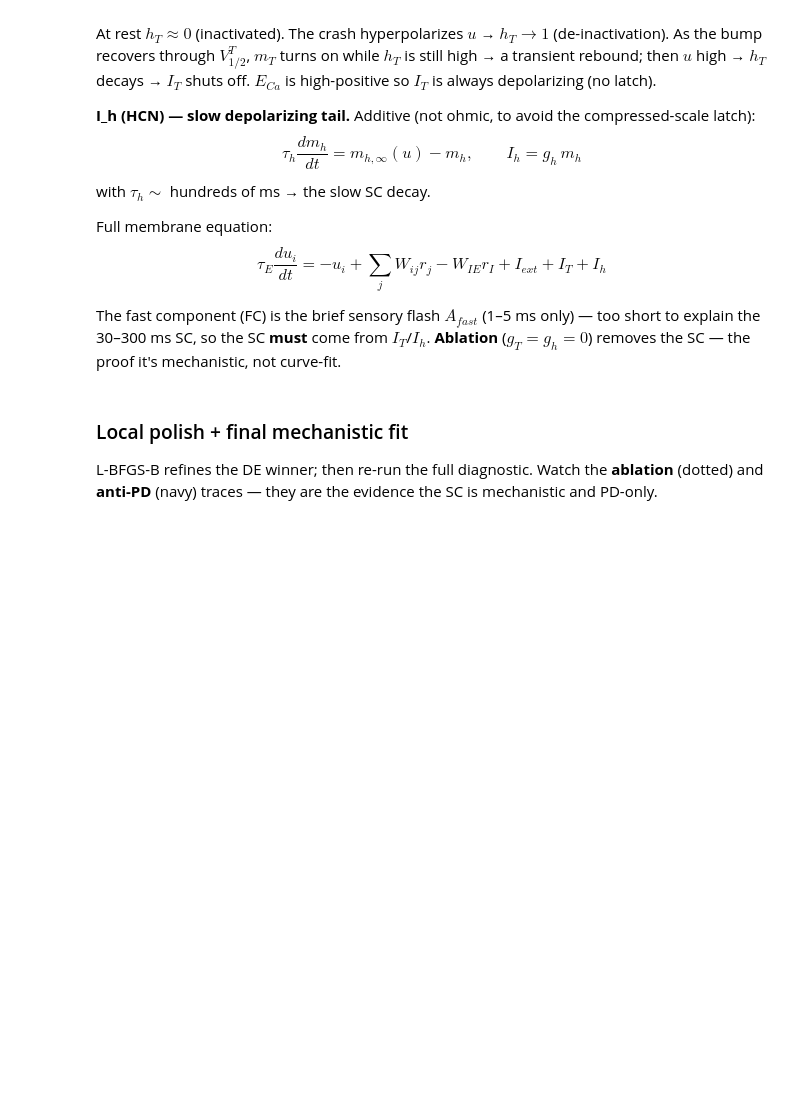
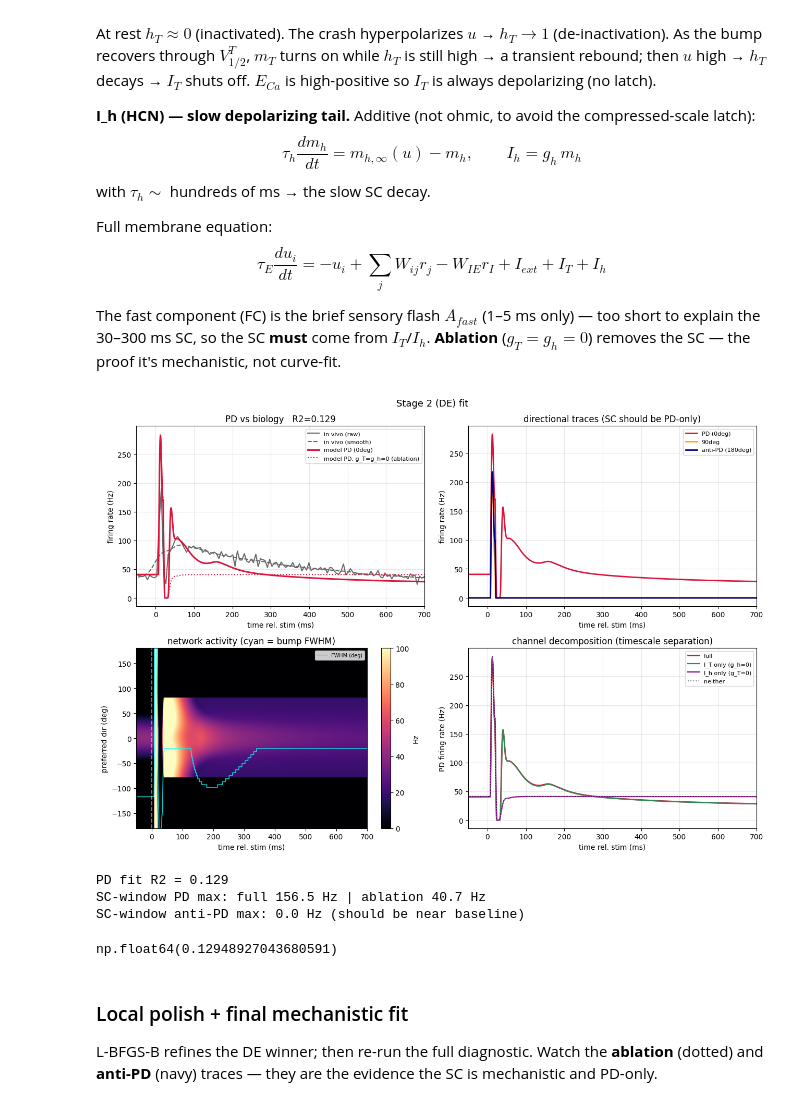
Before and after one commit to FloHofmann/workbench, a Jupyter notebook: hdmodel/mechanistic_model.ipynb, the cells around one changed output. Cells and saved outputs as stored; diff of their text form; code cells hidden in the pictures; blank space fills up the shorter version.

```diff
--- a/hdmodel/mechanistic_model.ipynb
+++ b/hdmodel/mechanistic_model.ipynb
@@ -45,13 +48,8 @@ $$\tau_{E}\frac{du_i}{dt} = -u_i + \textstyle\sum_j W_{ij} r_j - W_{IE} r_I + I_
 
 The fast component (FC) is the brief sensory flash $A_{fast}$ (1–5 ms only) — too short to explain the 30–300 ms SC, so the SC **must** come from $I_T$/$I_h$. **Ablation** ($g_T=g_h=0$) removes the SC — the proof it's mechanistic, not curve-fit.
 # %%
-# SINGLE-STAGE JOINT FIT (all 21 params at once).
-# The frozen two-stage split couldn't satisfy baseline + dip + smooth rebound +
-# anti-PD silence together: one inhibition knob (W_IE/KAPPA_I) serves all four and
-# they conflict, and stage1 committed to it blind to the stim demands. Optimizing
-# jointly lets the data MSE penalize the bad regimes (e.g. the late-spike rebound)
-# directly. Structural levers (I_baseline<=15, KAPPA_I broad) are pinned via bounds.
-# 9 geometry params (incl. the upstream HD drive I_HD) + 12 stim/channel params.
+# SINGLE-STAGE JOINT FIT (all params at once). 10 geometry params (incl. upstream
+# HD drive I_HD and global inhibition W_GLOBAL) + 14 stim/channel params.
 res = differential_evolution(
     loss_joint,
     JOINT_BOUNDS,
@@ -72,8 +70,8 @@ res = minimize(loss_joint, x0=res.x, bounds=JOINT_BOUNDS,
                method='L-BFGS-B', options={'maxiter': 400})
 
 params = list(res.x)
-stage1_frozen = dict(zip(PARAM_NAMES[:9], params[:9]))
-stage2_params = params[9:]
+stage1_frozen = dict(zip(PARAM_NAMES[:10], params[:10]))
+stage2_params = params[10:]
 print(f"\nJoint loss = {res.fun:.1f}")
 for k, v in zip(PARAM_NAMES, params):
     print(f"  {k:18s} {v:.3f}")
@@ -85,15 +83,21 @@ _p = pathlib.Path("_full_fit_result.json")
 if _p.exists():
     saved = json.load(open(_p))["params"]
     params = [saved[k] for k in PARAM_NAMES]
-    stage1_frozen = dict(zip(PARAM_NAMES[:9], params[:9]))
-    stage2_params = params[9:]
+    stage1_frozen = dict(zip(PARAM_NAMES[:10], params[:10]))
+    stage2_params = params[10:]
     print("Loaded saved params. R2 was", round(json.load(open(_p)).get("r2", float('nan')), 3))
 else:
     print("No saved fit; run the joint cell above.")
 # %%
 # Full diagnostic: PD vs real PSTH (with ablation), directional traces,
 # heatmap, and I_T/I_h channel decomposition.
-diagnose(stage1_frozen, stage2_params, vivo=vivo, title="Stage 2 (DE) fit")
+diagnose(stage1_frozen, stage2_params, vivo=vivo, title="Stage 2 (DE) fit", t_hi=700)
+# %% [output]
+[figure, added]
+PD fit R2 = 0.129
+SC-window PD max: full 156.5 Hz | ablation 40.7 Hz
+SC-window anti-PD max: 0.0 Hz (should be near baseline)
+np.float64(0.12948927043680591)
 # %%
 # Quick single-trace inspection (PD cell) if you want it raw.
 t_model, rates = run_model_stim(
```
Also changed, not shown: parts of 4 cells of this notebook, 4 other files.
